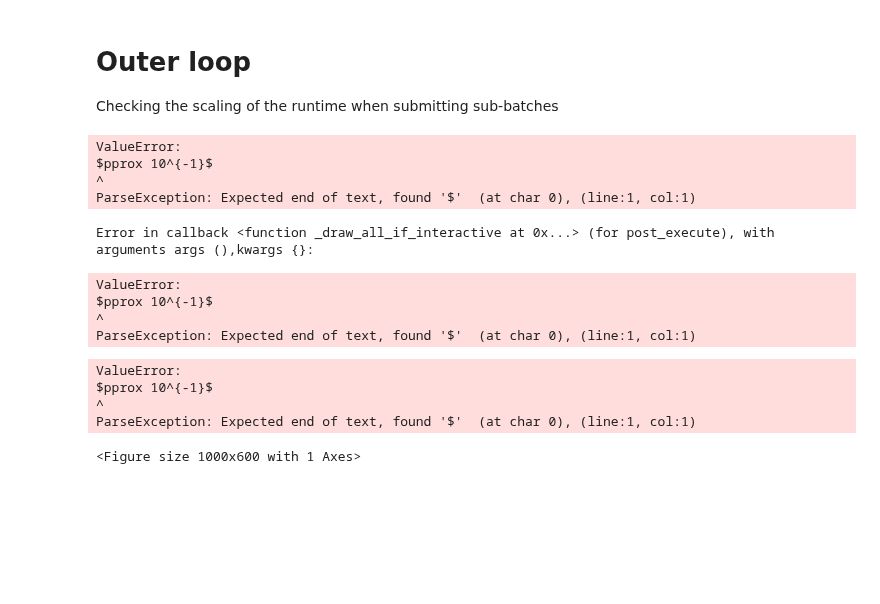
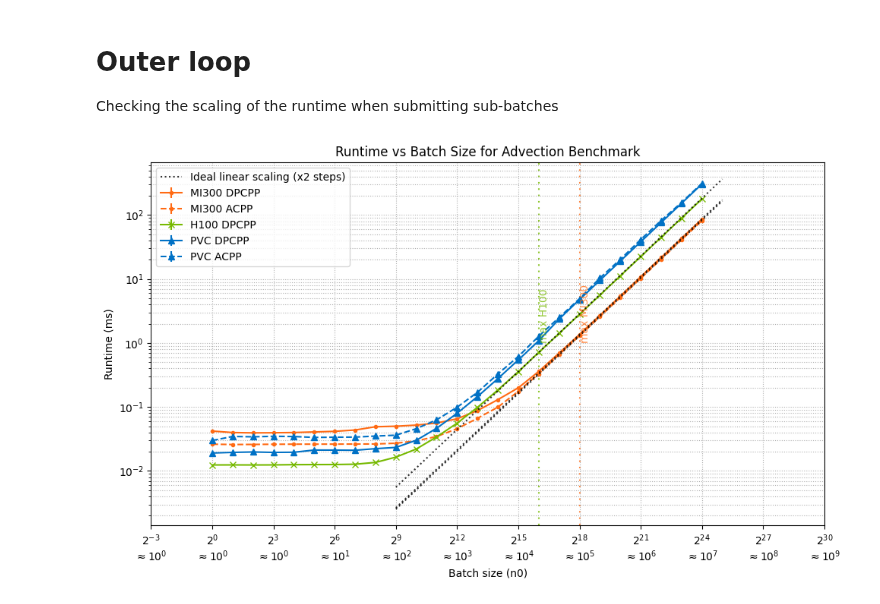
Before and after one commit to Aympab/phd-experiments, a Jupyter notebook: out/diag.ipynb, the cells around one changed output. Drawn from its saved outputs; the diff is of its cells as text; code cells hidden in the pictures; blank space fills up the shorter version.

```diff
--- a/out/diag.ipynb
+++ b/out/diag.ipynb
@@ -501,12 +501,14 @@ impl_styles = {
 }
 limits = {
     "h100": (2**16 - 1, 0.8),
-    "mi300": (262144, 0.8),  # Adjusted alpha to be within (0, 1)
+    "mi300": (262144, 0.8),
     # Removed PVC line
 }
 
 # Plotting setup
 plt.figure(figsize=(10, 6))
+
+plotted_scaling = False
 
 for filepath in glob.glob("outer-loop/advection_*.json"):
     filename = os.path.basename(filepath)
@@ -538,50 +540,48 @@ for filepath in glob.glob("outer-loop/advection_*.json"):
     marker = hardware_styles[hw]["marker"]
     linestyle = impl_styles[impl]["linestyle"]
 
-    plt.errorbar(x, y, yerr=yerr, label=label, color=color, linestyle=linestyle, marker=marker)
+    plt.errorbar(x, y, yerr=yerr, label=label, color=color, linestyle=linestyle, marker=marker, zorder=2)
 
     # Perfect scaling aligned with first point beyond hardware limit, skip if no limit
     if hw in limits:
         hw_limit = limits[hw][0]
         ref_index = next((i for i, xi in enumerate(x) if xi >= hw_limit), 0)
         ref_x = x[ref_index]
         ref_y = y[ref_index]
-        scale_y = [ref_y * (xi / ref_x) for xi in x]
-        plt.plot(x, scale_y, linestyle=":", color=color, alpha=0.5, label=f"Perfect scaling {hw.upper()}")
+        x_scale = [2**i for i in range(9, 26)]
+        scale_y = [ref_y * (xi / ref_x) for xi in x_scale]
+        if not plotted_scaling:
+            plt.plot(x_scale, scale_y, linestyle=":", color="black", alpha=0.8, label="Ideal linear scaling (x2 steps)", zorder=3)
+            plotted_scaling = True
+        else:
+            plt.plot(x_scale, scale_y, linestyle=":", color="black", alpha=0.8, zorder=3)
 
 # Hardware limits (PVC removed)
 for hw, (limit_x, alpha) in limits.items():
     color = hardware_styles[hw]["color"]
     rgba = to_rgba(color, alpha)
-    plt.axvline(limit_x, color=rgba, linestyle=(0, (1, 3)), linewidth=1.5, label=f"{hw.upper()} hardware limit")
+    plt.axvline(limit_x, color=rgba, linestyle=(0, (1, 3)), linewidth=1.5, zorder=1)
+    plt.text(limit_x, 1, f"max {hw.upper()}", rotation=90, color=color, alpha=alpha, va="bottom")
 
 plt.xscale("log", base=2)
 plt.yscale("log")
+plt.xlim(left=1)
 plt.xlabel("Batch size (n0)")
 plt.ylabel("Runtime (ms)")
 plt.title("Runtime vs Batch Size for Advection Benchmark")
 
 # Custom x-ticks with powers of two and approximate decimal equivalents
 xticks = plt.xticks()[0]
 xticklabels = [f"$2^{{{int(np.log2(x))}}}$\n$\\approx 10^{{{int(np.log10(x))}}}$" if x > 0 else "" for x in xticks]
 plt.xticks(xticks, xticklabels)
 
-plt.legend()
+# Remove duplicate legend entries
+handles, labels = plt.gca().get_legend_handles_labels()
+unique = dict(zip(labels, handles))
+plt.legend(unique.values(), unique.keys())
+
 plt.grid(True, which="both", ls=":")
 plt.tight_layout()
 plt.show()
 # %% [output]
-ValueError:
-$pprox 10^{-1}$
-^
-ParseException: Expected end of text, found '$'  (at char 0), (line:1, col:1)
-Error in callback <function _draw_all_if_interactive at 0x...> (for post_execute), with arguments args (),kwargs {}:
-ValueError:
-$pprox 10^{-1}$
-^
-ParseException: Expected end of text, found '$'  (at char 0), (line:1, col:1)
-ValueError:
-$pprox 10^{-1}$
-^
-ParseException: Expected end of text, found '$'  (at char 0), (line:1, col:1)
-<Figure size 1000x600 with 1 Axes>
+[figure, added]
```
